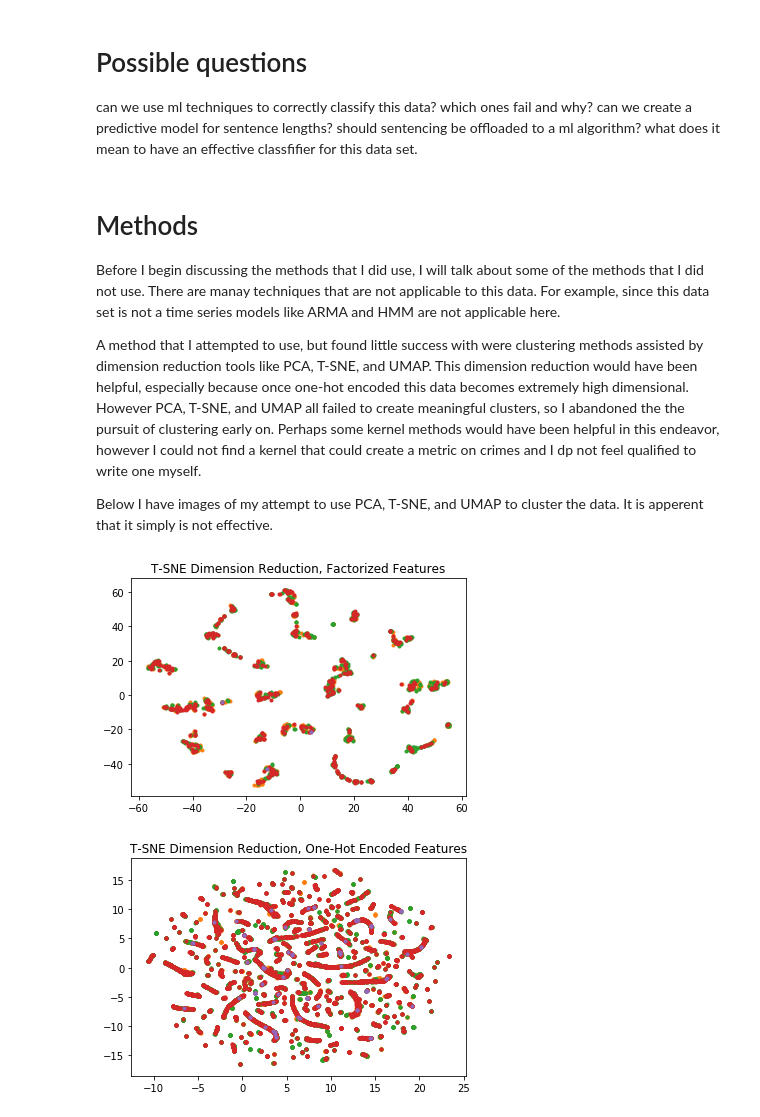
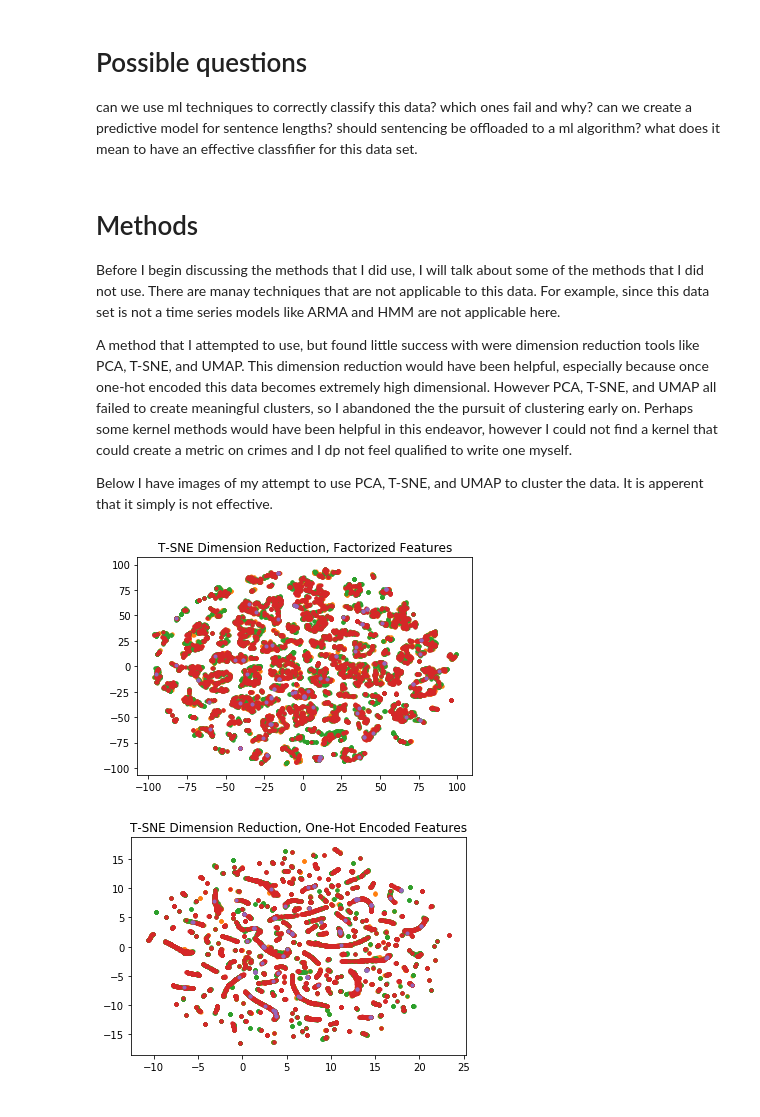
Before and after one commit to EthanMWalker/incarceration_research, a Jupyter notebook: ml/ETHANWALKER-404-FinalProject.ipynb, the cells around one changed output. Drawn from its saved outputs; the diff is of its cells as text; code cells hidden in the pictures.

```diff
--- a/ml/ETHANWALKER-404-FinalProject.ipynb
+++ b/ml/ETHANWALKER-404-FinalProject.ipynb
@@ -80,43 +79,39 @@ what does it mean to have an effective classfifier for this data set.
-# %%
-cols = ['RACE','GENDER','AGE','OFFENSE','FACILITY','DETAINER','SENTENCE DAYS']
-features = ['GENDER','AGE','OFFENSE','FACILITY','DETAINER','SENTENCE DAYS']
-df = pd.read_csv('individuals.csv',usecols=cols)
 # %% [markdown]
 # Methods
 Before I begin discussing the methods that I did use, I will talk about some of the methods that I did not use. There are manay techniques that are not applicable to this data. For example, since this data set is not a time series models like ARMA and HMM are not applicable here.
 
-A method that I attempted to use, but found little success with were clustering methods assisted by dimension reduction tools like PCA, T-SNE, and UMAP. This dimension reduction would have been helpful, especially because once one-hot encoded this data becomes extremely high dimensional. However PCA, T-SNE, and UMAP all failed to create meaningful clusters, so I abandoned the the pursuit of clustering early on. Perhaps some kernel methods would have been helpful in this endeavor, however I could not find a kernel that could create a metric on crimes and I dp not feel qualified to write one myself.
+A method that I attempted to use, but found little success with were dimension reduction tools like PCA, T-SNE, and UMAP. This dimension reduction would have been helpful, especially because once one-hot encoded this data becomes extremely high dimensional. However PCA, T-SNE, and UMAP all failed to create meaningful clusters, so I abandoned the the pursuit of clustering early on. Perhaps some kernel methods would have been helpful in this endeavor, however I could not find a kernel that could create a metric on crimes and I dp not feel qualified to write one myself.
 
 Below I have images of my attempt to use PCA, T-SNE, and UMAP to cluster the data. It is apperent that it simply is not effective.
 # %%
-samp = df.sample(2000)
+samp = df.sample(20000)
 samp.RACE = pd.factorize(samp['RACE'])[0] + 1
 samp.GENDER = pd.factorize(samp['GENDER'])[0] + 1
 samp.OFFENSE = pd.factorize(samp['OFFENSE'])[0] + 1
 samp.DETAINER = pd.factorize(samp['DETAINER'])[0] + 1
 samp.FACILITY = pd.factorize(samp['FACILITY'])[0] + 1
 samp_y = samp.RACE
 samp_X = samp[['GENDER','AGE','OFFENSE','FACILITY','DETAINER','SENTENCE DAYS']]
 
 p = 30
 
 X = TSNE(perplexity=p).fit_transform(samp_X)
 
 mask0 = samp_y == 0
 mask1 = samp_y == 1
 mask2 = samp_y == 2
 mask3 = samp_y == 3
 mask4 = samp_y == 4
 plt.scatter(X[:,0][mask0],X[:,1][mask0],marker='.')
 plt.scatter(X[:,0][mask1],X[:,1][mask1],marker='.')
 plt.scatter(X[:,0][mask2],X[:,1][mask2],marker='.')
 plt.scatter(X[:,0][mask3],X[:,1][mask3],marker='.')
 plt.scatter(X[:,0][mask4],X[:,1][mask4],marker='.')
 plt.title('T-SNE Dimension Reduction, Factorized Features')
 plt.savefig('./images/TSNE1.pdf',bbox_inches='tight')
 plt.show()
 # %% [output]
-[figure, old version]
+[figure, new version]
 # %%
 samp = df.sample(20000).copy()
 samp.RACE = pd.factorize(samp['RACE'])[0] + 1
```
Also changed, not shown: parts of 5 cells of this notebook, 2 other files.
